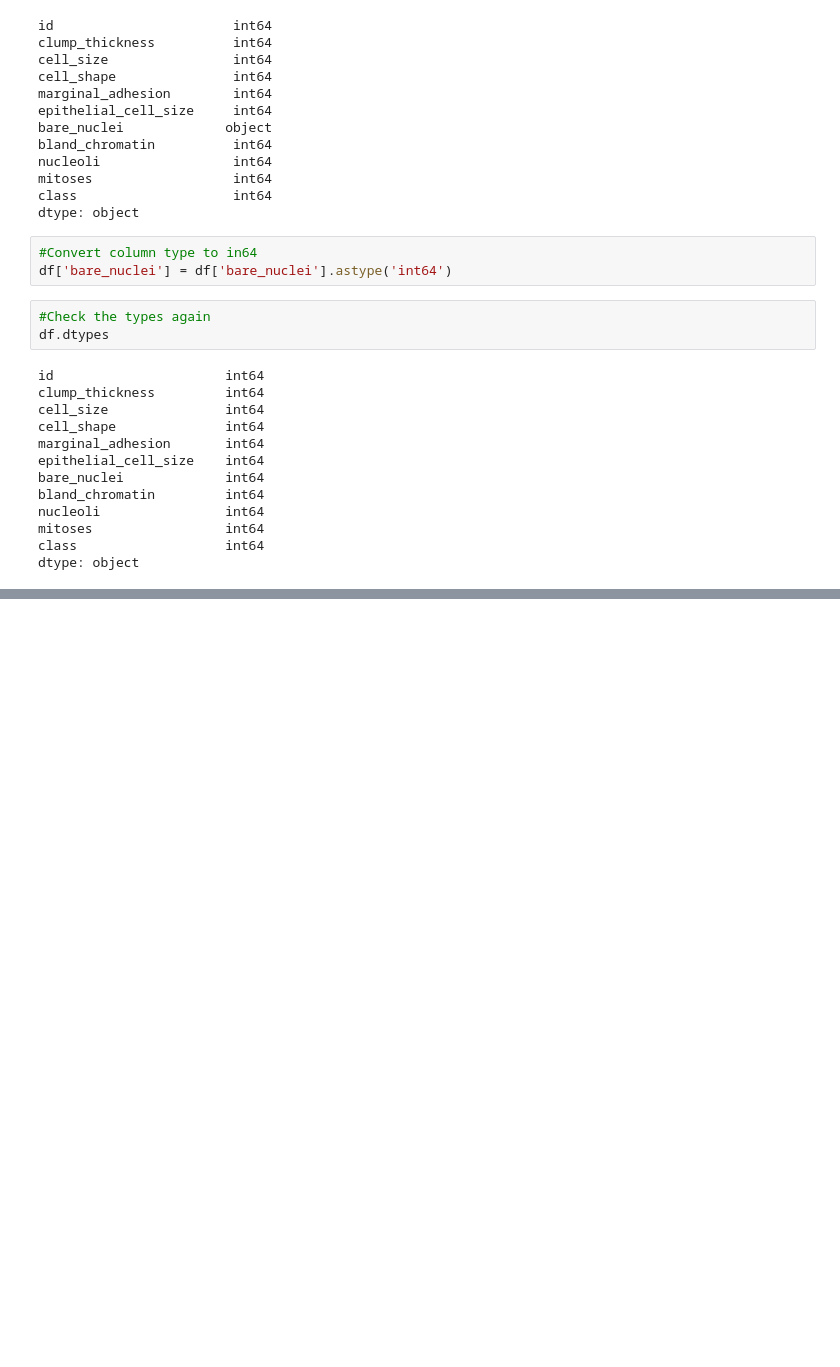
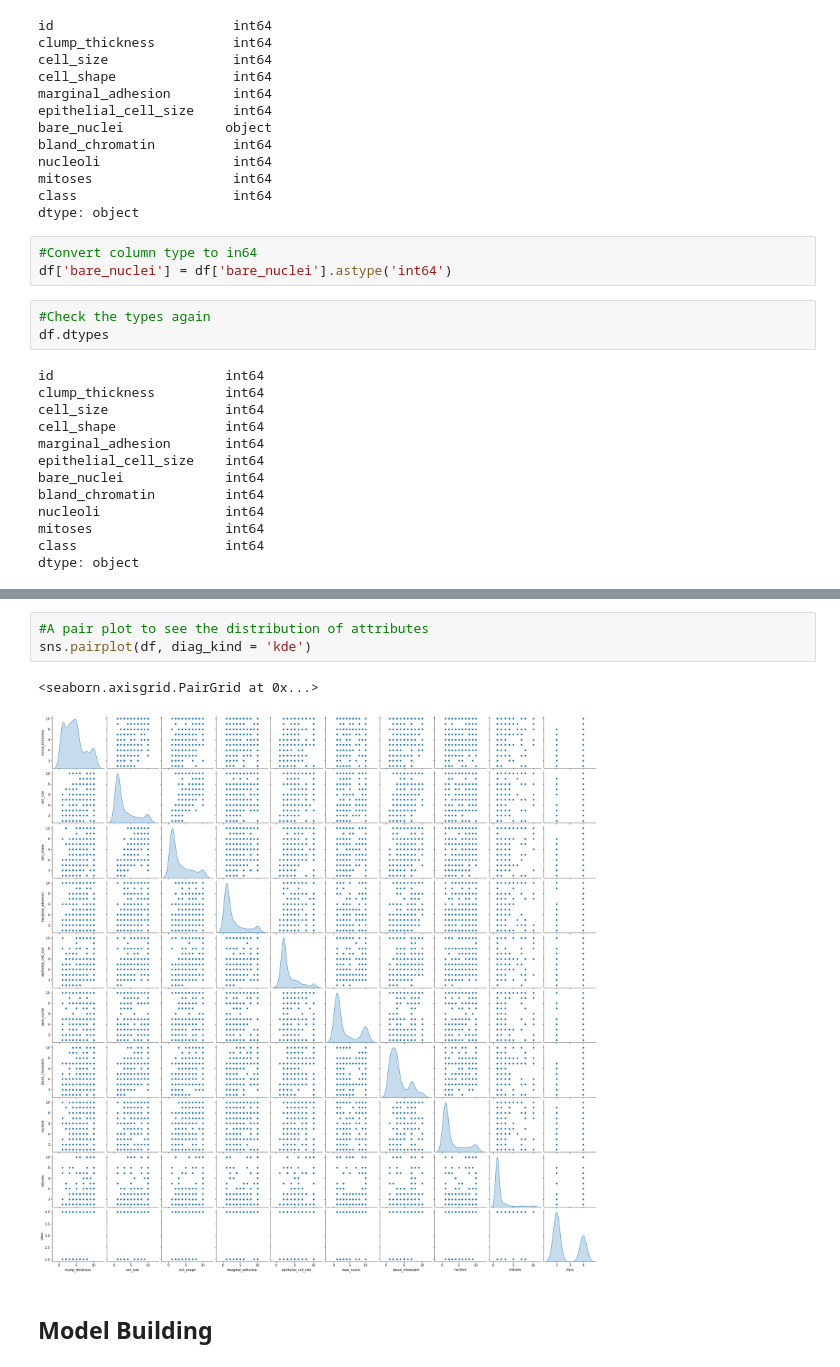
Before and after one commit to OjureFred/UCI-Breast-Cancer-ML-Classification, a Jupyter notebook: UCI-Breast-Cancer-Classification.ipynb, the cells around one changed output, grey strips where cells are left out. Saved outputs shown, nothing was run; the diff lists cells and outputs as text; blank space fills up the shorter version.

```diff
--- a/UCI-Breast-Cancer-Classification.ipynb
+++ b/UCI-Breast-Cancer-Classification.ipynb
@@ -243,0 +266,8 @@ sns.boxplot(data = df, orient = 'h')
+# %%
+#A pair plot to see the distribution of attributes
+sns.pairplot(df, diag_kind = 'kde')
+# %% [output]
+<seaborn.axisgrid.PairGrid at 0x...>
+[figure, added]
+# %% [markdown]
+## Model Building
```
Also changed, not shown: parts of 34 cells of this notebook.
